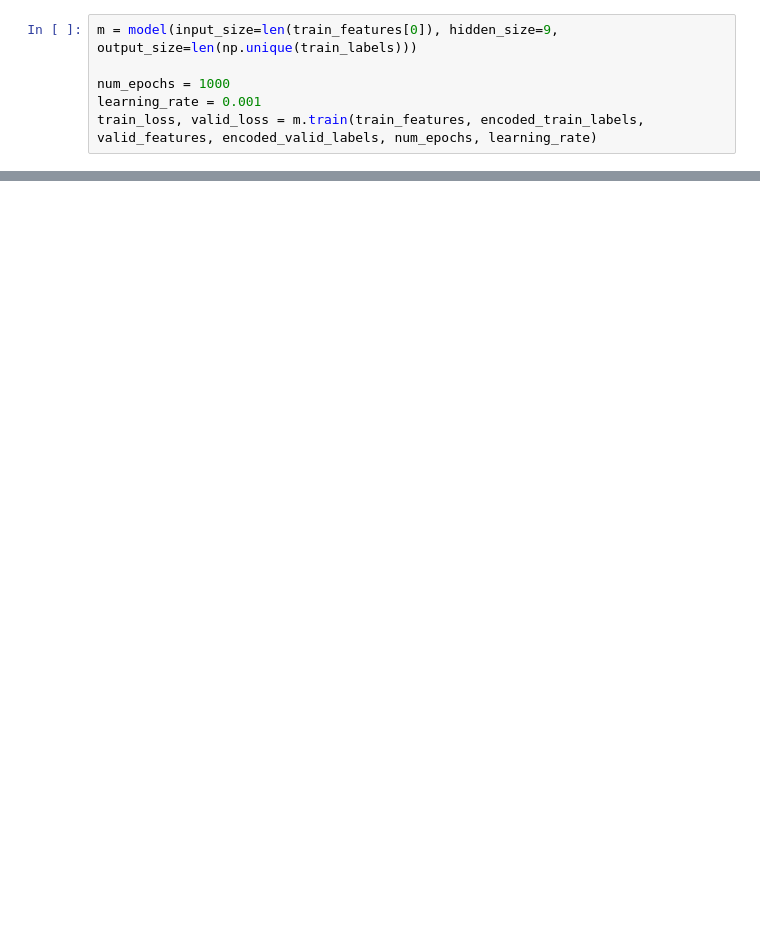
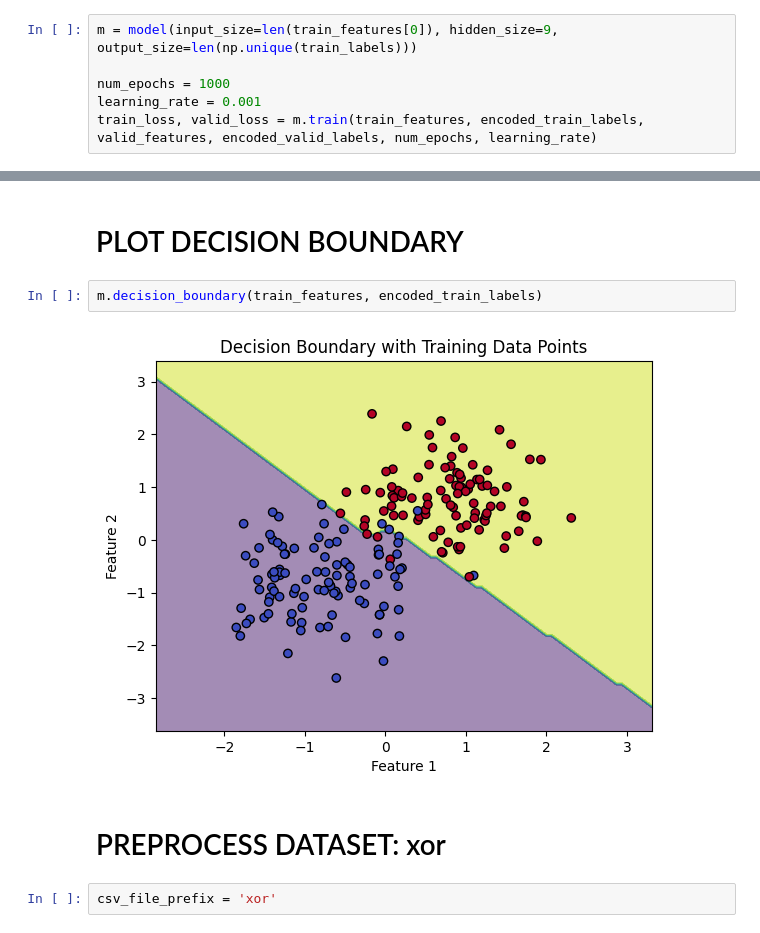
Before and after one commit to Pmcslarrow/hw_3_ml, a Jupyter notebook: p3.ipynb, the cells around one changed output, grey strips where cells are left out. Saved outputs shown, nothing was run; the diff lists cells and outputs as text; blank space fills up the shorter version.

```diff
--- a/p3.ipynb
+++ b/p3.ipynb
@@ -489,0 +737,10 @@ m.decision_boundary(train_features, encoded_train_labels)
+# %% [markdown]
+# PLOT DECISION BOUNDARY
+# %%
+m.decision_boundary(train_features, encoded_train_labels)
+# %% [output]
+[figure, added]
+# %% [markdown]
+# PREPROCESS DATASET: xor
+# %%
+csv_file_prefix = 'xor'
```
Also changed, not shown: parts of 59 cells of this notebook.
